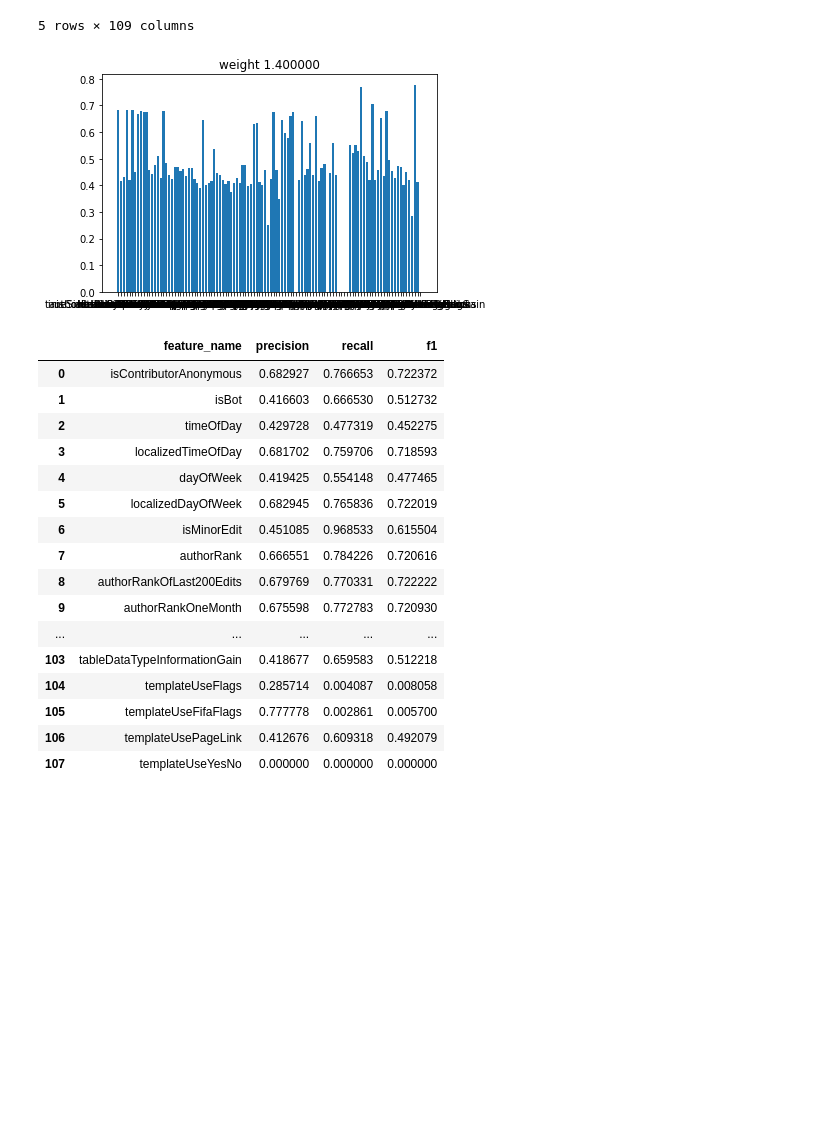
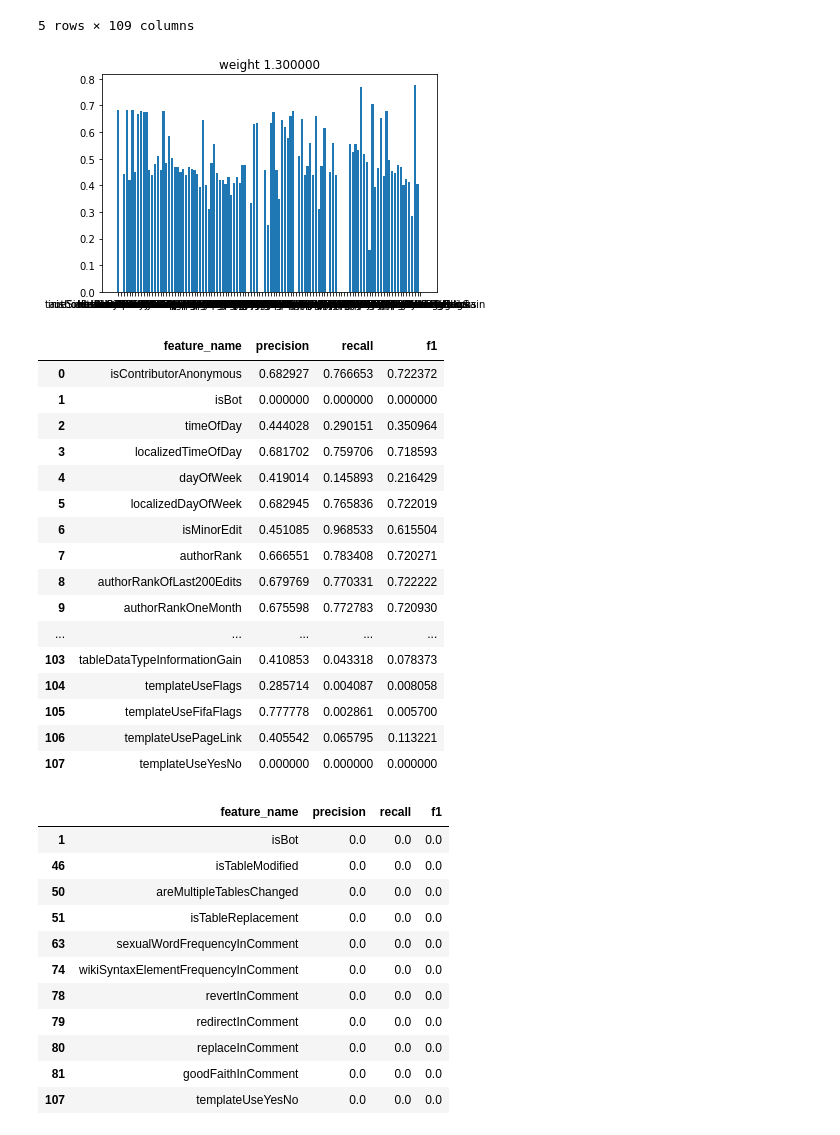
Before and after one commit to HPI-Information-Systems/wikipediatablevandalism, a Jupyter notebook: vandalism-classifier/feature-performance.ipynb, the cells around one changed output. Drawn from its saved outputs; the diff is of its cells as text; code cells hidden in the pictures; blank space fills up the shorter version.

```diff
--- a/vandalism-classifier/feature-performance.ipynb
+++ b/vandalism-classifier/feature-performance.ipynb
@@ -23,48 +23,62 @@ df.head()
 # %%
 from IPython.display import display
 
-def single_feature(feature_name):
+def single_feature(feature_name, weight):
     X = df[[feature_name]]
     y = df['tag_id'].apply(lambda tag_id: tag_id != 12)
     clf = DecisionTreeClassifier(**{
         'class_weight': {
-            1: 1.4
+            1: weight
         }
     })
     y_pred = cross_val_predict(clf, X, y)
     return pd.Series({
         'precision': precision_score(y, y_pred),
         'recall': recall_score(y, y_pred),
         'f1': f1_score(y, y_pred)
     })
 
 
 feature_names = pd.Series(df.columns[df.columns != 'tag_id'])
 features = pd.DataFrame({'feature_name': feature_names})
 
-values = feature_names.apply(single_feature)
-metrics = pd.concat([features, values], axis=1)
-with pd.option_context('display.max_rows', None, 'display.max_columns', 5):
-    plt.bar(feature_names, metrics.precision)
-    plt.title("weight %f" % weight)
-    plt.show()
-    display(metrics)
+for weight in np.arange(1.3, 1.4, 0.1):
+    values = feature_names.apply(single_feature, args=(weight,))
+    metrics = pd.concat([features, values], axis=1)
+    with pd.option_context('display.max_rows', None, 'display.max_columns', 5):
+        plt.bar(feature_names, metrics.precision)
+        plt.title("weight %f" % weight)
+        plt.show()
+        display(metrics)
+        display(metrics[metrics.precision == 0])
 # %% [output]
-[figure, old version]
+[figure, new version]
 |  | feature_name | precision | recall | f1 |
 | 0 | isContributorAnonymous | 0.682927 | 0.766653 | 0.722372 |
-| 1 | isBot | 0.416603 | 0.666530 | 0.512732 |
-| 2 | timeOfDay | 0.429728 | 0.477319 | 0.452275 |
+| 1 | isBot | 0.000000 | 0.000000 | 0.000000 |
+| 2 | timeOfDay | 0.444028 | 0.290151 | 0.350964 |
 | 3 | localizedTimeOfDay | 0.681702 | 0.759706 | 0.718593 |
-| 4 | dayOfWeek | 0.419425 | 0.554148 | 0.477465 |
+| 4 | dayOfWeek | 0.419014 | 0.145893 | 0.216429 |
 | 5 | localizedDayOfWeek | 0.682945 | 0.765836 | 0.722019 |
 | 6 | isMinorEdit | 0.451085 | 0.968533 | 0.615504 |
-| 7 | authorRank | 0.666551 | 0.784226 | 0.720616 |
+| 7 | authorRank | 0.666551 | 0.783408 | 0.720271 |
 | 8 | authorRankOfLast200Edits | 0.679769 | 0.770331 | 0.722222 |
 | 9 | authorRankOneMonth | 0.675598 | 0.772783 | 0.720930 |
 | ... | ... | ... | ... | ... |
-| 103 | tableDataTypeInformationGain | 0.418677 | 0.659583 | 0.512218 |
+| 103 | tableDataTypeInformationGain | 0.410853 | 0.043318 | 0.078373 |
 | 104 | templateUseFlags | 0.285714 | 0.004087 | 0.008058 |
 | 105 | templateUseFifaFlags | 0.777778 | 0.002861 | 0.005700 |
-| 106 | templateUsePageLink | 0.412676 | 0.609318 | 0.492079 |
+| 106 | templateUsePageLink | 0.405542 | 0.065795 | 0.113221 |
 | 107 | templateUseYesNo | 0.000000 | 0.000000 | 0.000000 |
+|  | feature_name | precision | recall | f1 |
+| 1 | isBot | 0.0 | 0.0 | 0.0 |
+| 46 | isTableModified | 0.0 | 0.0 | 0.0 |
+| 50 | areMultipleTablesChanged | 0.0 | 0.0 | 0.0 |
+| 51 | isTableReplacement | 0.0 | 0.0 | 0.0 |
+| 63 | sexualWordFrequencyInComment | 0.0 | 0.0 | 0.0 |
+| 74 | wikiSyntaxElementFrequencyInComment | 0.0 | 0.0 | 0.0 |
+| 78 | revertInComment | 0.0 | 0.0 | 0.0 |
+| 79 | redirectInComment | 0.0 | 0.0 | 0.0 |
+| 80 | replaceInComment | 0.0 | 0.0 | 0.0 |
+| 81 | goodFaithInComment | 0.0 | 0.0 | 0.0 |
+| 107 | templateUseYesNo | 0.0 | 0.0 | 0.0 |
```
